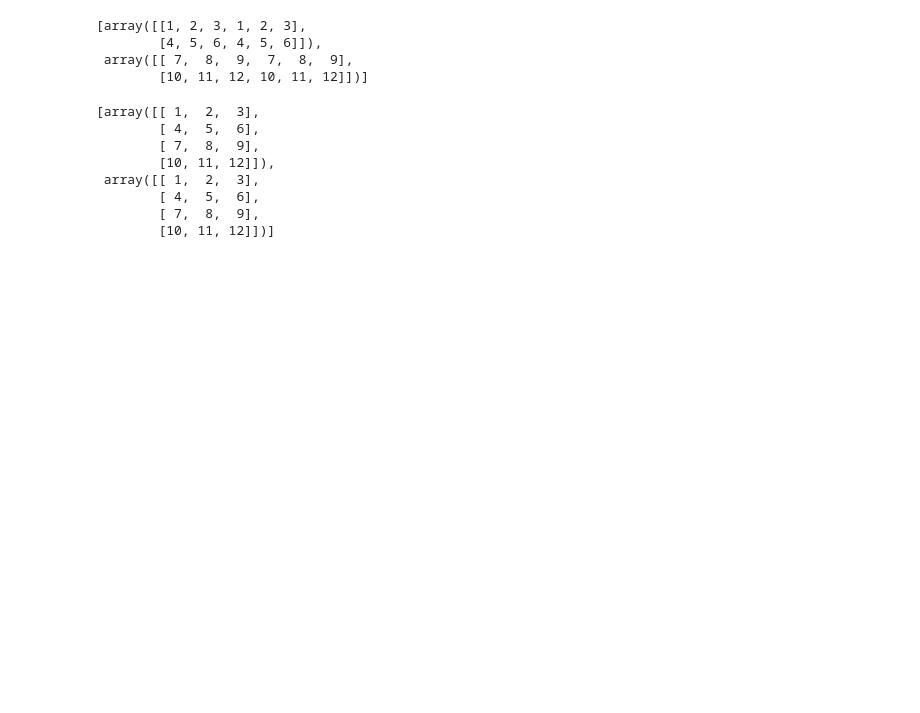
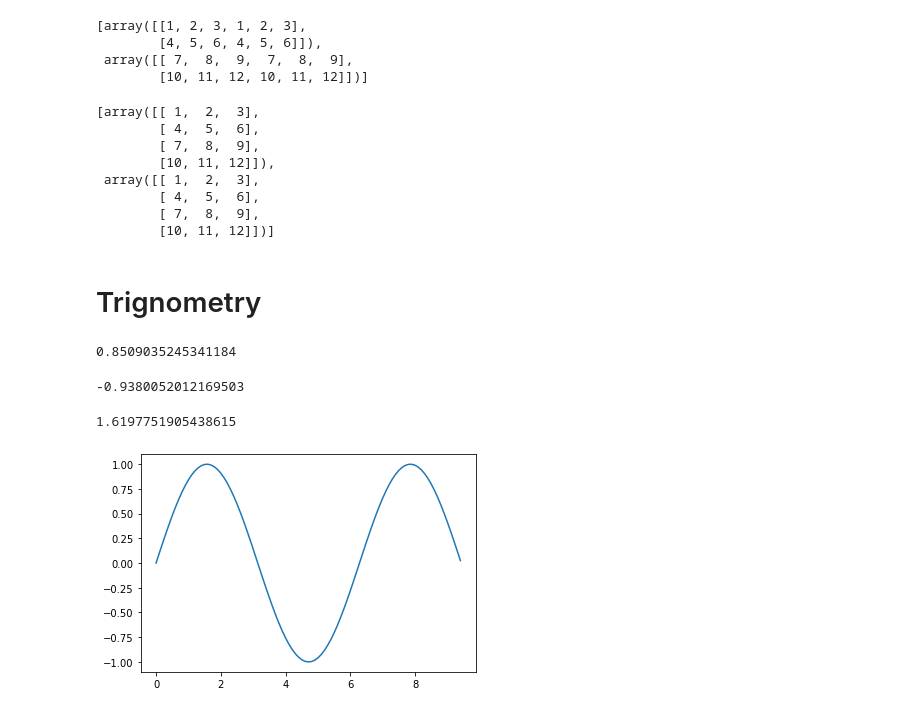
Before and after one commit to Rishab8077/numPy-basic, a Jupyter notebook: numpyML.ipynb, the cells around one changed output. Saved outputs shown, nothing was run; the diff lists cells and outputs as text; code cells hidden in the pictures; blank space fills up the shorter version.

```diff
--- a/numpyML.ipynb
+++ b/numpyML.ipynb
@@ -301,3 +301,5 @@ np.split(arr3,2,axis=1)
         [10, 11, 12]])]
 # %%
 #elements are in list form but the element of array is in .ndarray
+# %% [markdown]
+# Trignometry
@@ -303,0 +308,20 @@ np.split(arr3,2,axis=1)
+# %%
+np.sin(45)
+# %% [output]
+0.8509035245341184
+# %%
+np.cos(185)
+# %% [output]
+-0.9380052012169503
+# %%
+np.tan(45)
+# %% [output]
+1.6197751905438615
+# %%
+#sine curve
+x = np.arange(0,3*np.pi,0.1)
+y_sin = np.sin(x)
+plt.plot(x,y_sin)
+plt.show()
+# %% [output]
+[figure, added]
```
Also changed, not shown: parts of 23 cells of this notebook.
